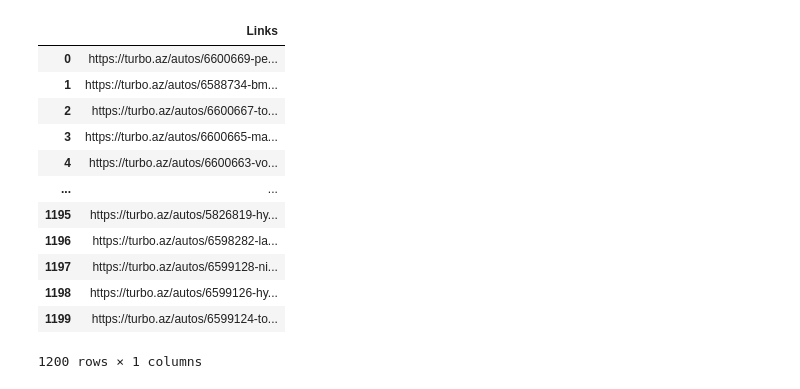
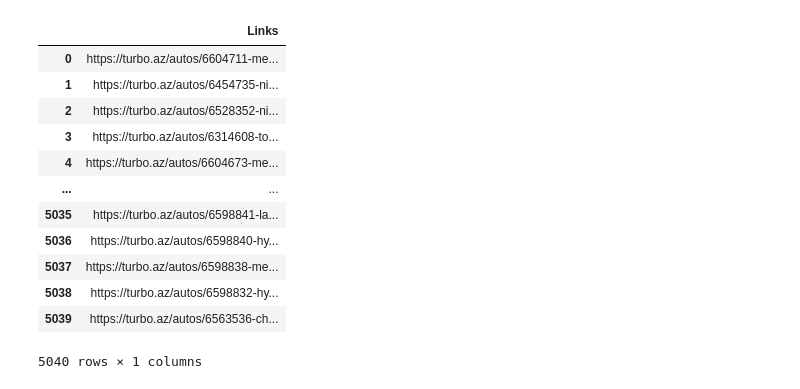
Before and after one commit to elnursahbalayev/UpData, a Jupyter notebook: Selenium/selenium_turboaz_extractor.ipynb, the cells around one changed output. Drawn from its saved outputs; the diff is of its cells as text; code cells hidden in the pictures.

Commit message:
turbo.az dan datalar goturulub

```diff
--- a/Selenium/selenium_turboaz_extractor.ipynb
+++ b/Selenium/selenium_turboaz_extractor.ipynb
@@ -13,22 +13,22 @@ PATH = "C:\Program Files (x86)\chromedriver.exe"
 driver = webdriver.Chrome(PATH)
 driver.maximize_window()
 # %%
-df = pd.read_csv('Car_links_turboaz.csv')
+df = pd.read_csv('Car_links_turboaz_5000.csv')
 df
 # %% [output]
 |  | Links |
-| 0 | https://turbo.az/autos/6600669-pe... |
-| 1 | https://turbo.az/autos/6588734-bm... |
-| 2 | https://turbo.az/autos/6600667-to... |
-| 3 | https://turbo.az/autos/6600665-ma... |
-| 4 | https://turbo.az/autos/6600663-vo... |
+| 0 | https://turbo.az/autos/6604711-me... |
+| 1 | https://turbo.az/autos/6454735-ni... |
+| 2 | https://turbo.az/autos/6528352-ni... |
+| 3 | https://turbo.az/autos/6314608-to... |
+| 4 | https://turbo.az/autos/6604673-me... |
 | ... | ... |
-| 1195 | https://turbo.az/autos/5826819-hy... |
-| 1196 | https://turbo.az/autos/6598282-la... |
-| 1197 | https://turbo.az/autos/6599128-ni... |
-| 1198 | https://turbo.az/autos/6599126-hy... |
-| 1199 | https://turbo.az/autos/6599124-to... |
+| 5035 | https://turbo.az/autos/6598841-la... |
+| 5036 | https://turbo.az/autos/6598840-hy... |
+| 5037 | https://turbo.az/autos/6598838-me... |
+| 5038 | https://turbo.az/autos/6598832-hy... |
+| 5039 | https://turbo.az/autos/6563536-ch... |
-1200 rows × 1 columns
+5040 rows × 1 columns
 # %%
 elan_nomresi_list,seher, marka, model, buraxilis_ili,ban_novu, reng, muherrik, muherrik_gucu, yanacaq_novu, yurus, suretler_qutusu, oturucu, yeni, qiymet, yerlerin_sayi, sahibler, veziyyeti = [],[],[],[],[],[],[],[],[],[],[],[],[],[],[],[],[],[]
 
```
Also changed, not shown: parts of 5 cells of this notebook, 14 other files.
